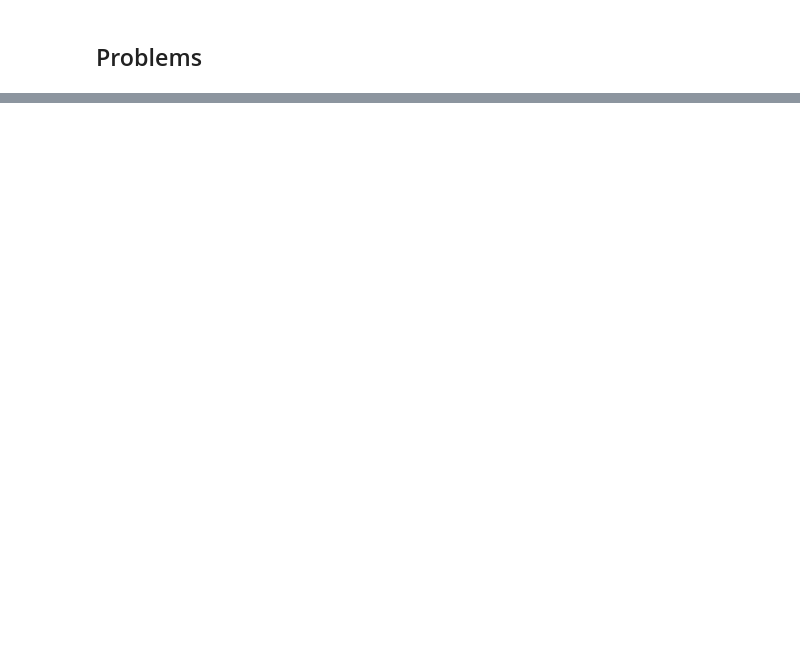
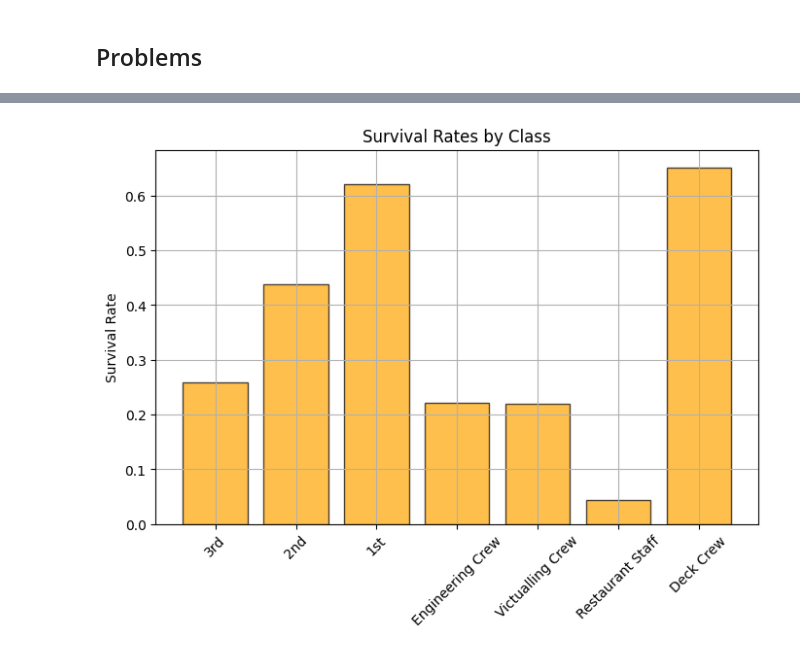
Before and after one commit to piraterashik/Titanic_ML, a Jupyter notebook: titanic.ipynb, the cells around one changed output, grey strips where cells are left out. Saved outputs shown, nothing was run; the diff lists cells and outputs as text; code cells hidden in the pictures; blank space fills up the shorter version.

```diff
--- a/titanic.ipynb
+++ b/titanic.ipynb
@@ -477,0 +353,17 @@ p20
+# %%
+# charts i've selected:
+
+
+# 1)
+
+# class-based survival
+class_survival = titanic_data.groupby('class')['target'].mean()
+plt.figure(figsize=(8, 5))
+plt.bar(range(len(class_survival)), class_survival, color='orange', edgecolor='black', alpha=0.7)
+plt.xticks(range(len(class_survival)), ['3rd', '2nd', '1st', 'Engineering Crew', 'Victualling Crew', 'Restaurant Staff', 'Deck Crew'], rotation=45)
+plt.title('Survival Rates by Class')
+plt.ylabel('Survival Rate')
+plt.grid(True)
+plt.show()
+# %% [output]
+[figure, added]
```
Also changed, not shown: parts of 119 cells of this notebook.
